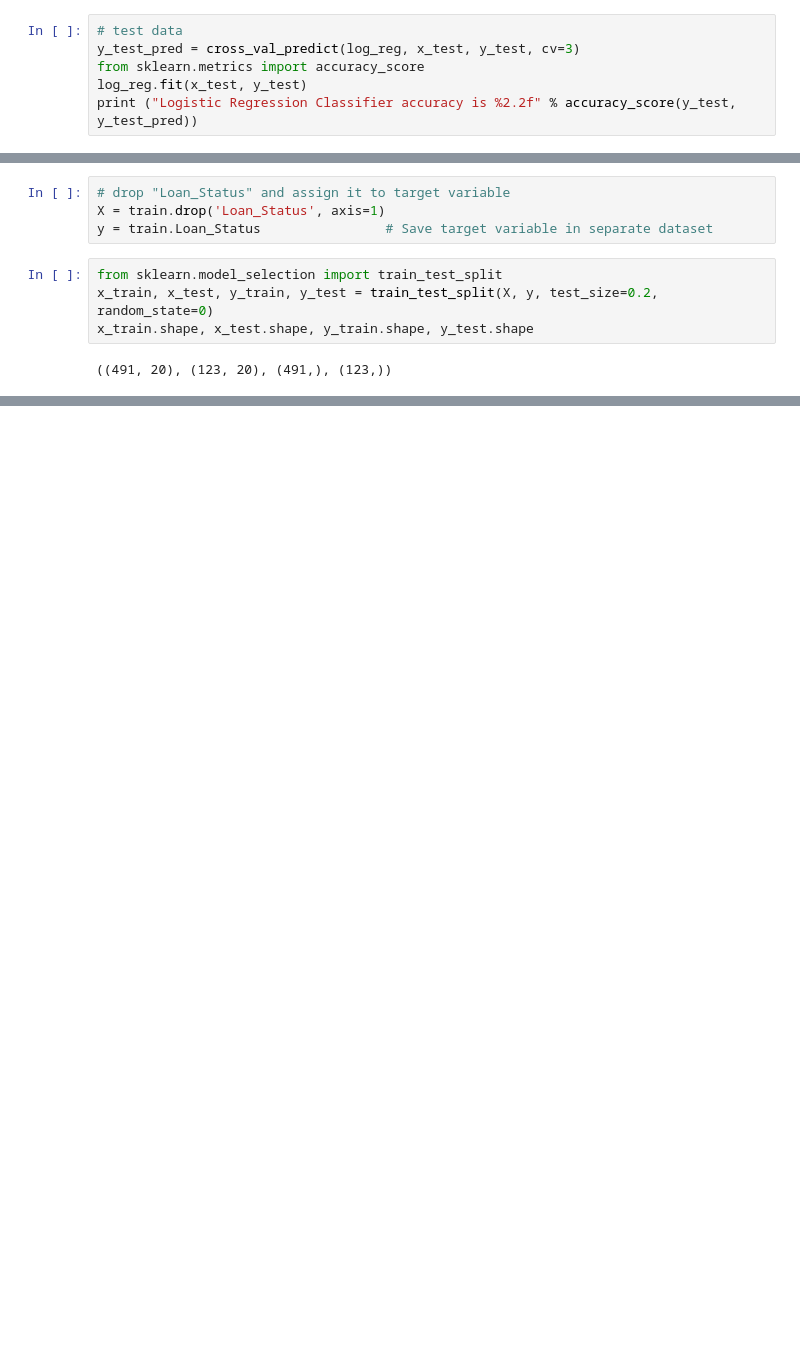
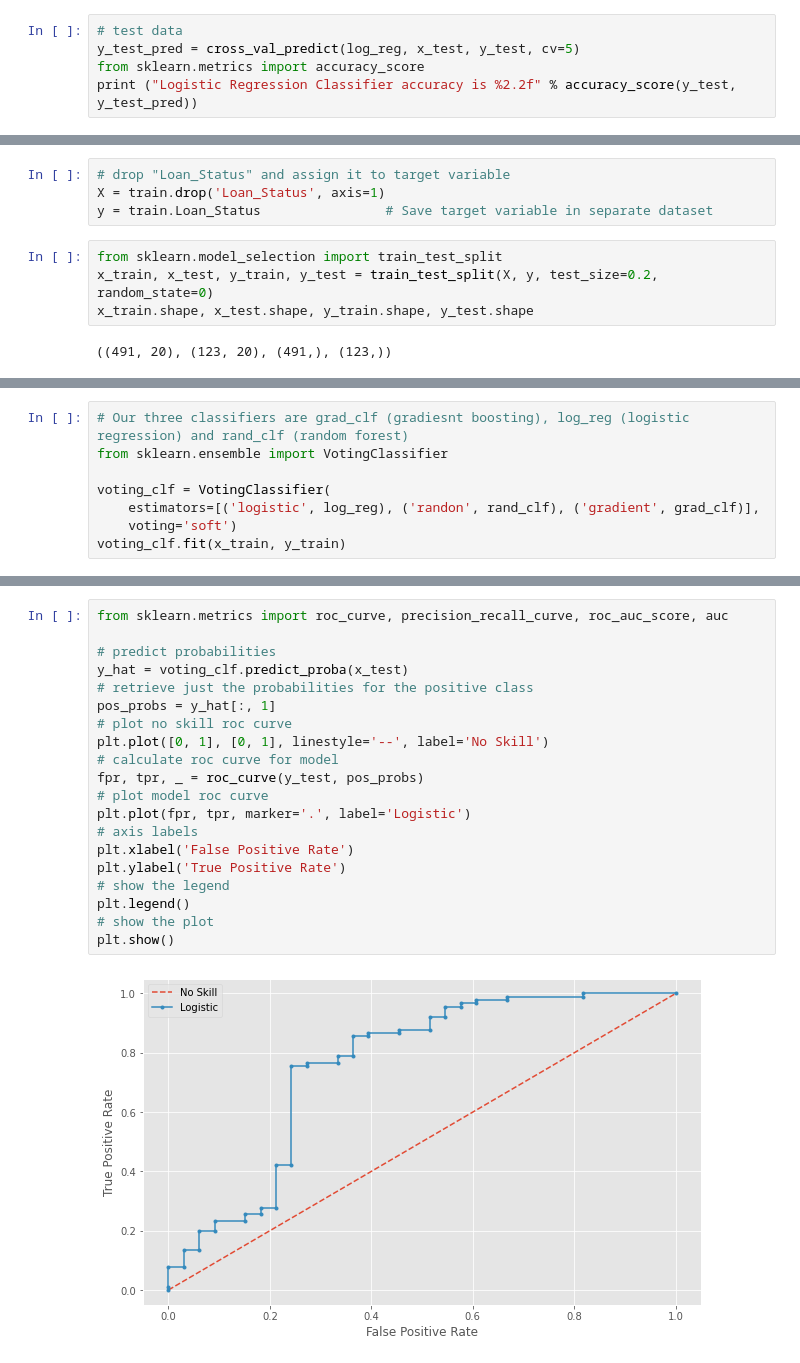
Before and after one commit to saritmaitra/Loan_approval_system, a Jupyter notebook: Model_Development_Loan_Approval_System.ipynb, the cells around one changed output, grey strips where cells are left out. Saved outputs shown, nothing was run; the diff lists cells and outputs as text; blank space fills up the shorter version.

```diff
--- a/Model_Development_Loan_Approval_System.ipynb
+++ b/Model_Development_Loan_Approval_System.ipynb
@@ -494,8 +484,7 @@ print ("Logistic Regression Classifier accuracy is %2.2f" % accuracy_score(y_tra
 Logistic Regression Classifier accuracy is 0.80
 # %%
 # test data
-y_test_pred = cross_val_predict(log_reg, x_test, y_test, cv=3)
+y_test_pred = cross_val_predict(log_reg, x_test, y_test, cv=5)
 from sklearn.metrics import accuracy_score
-log_reg.fit(x_test, y_test)
 print ("Logistic Regression Classifier accuracy is %2.2f" % accuracy_score(y_test, y_test_pred))
 # %% [output]
@@ -828,0 +759,8 @@ result_df
+# %%
+# Our three classifiers are grad_clf (gradiesnt boosting), log_reg (logistic regression) and rand_clf (random forest)
+from sklearn.ensemble import VotingClassifier
+
+voting_clf = VotingClassifier(
+    estimators=[('logistic', log_reg), ('randon', rand_clf), ('gradient', grad_clf)],
+    voting='soft')
+voting_clf.fit(x_train, y_train)
@@ -828,0 +808,22 @@ result_df
+# %%
+from sklearn.metrics import roc_curve, precision_recall_curve, roc_auc_score, auc
+
+# predict probabilities
+y_hat = voting_clf.predict_proba(x_test)
+# retrieve just the probabilities for the positive class
+pos_probs = y_hat[:, 1]
+# plot no skill roc curve
+plt.plot([0, 1], [0, 1], linestyle='--', label='No Skill')
+# calculate roc curve for model
+fpr, tpr, _ = roc_curve(y_test, pos_probs)
+# plot model roc curve
+plt.plot(fpr, tpr, marker='.', label='Logistic')
+# axis labels
+plt.xlabel('False Positive Rate')
+plt.ylabel('True Positive Rate')
+# show the legend
+plt.legend()
+# show the plot
+plt.show()
+# %% [output]
+[figure, added]
```
Also changed, not shown: parts of 22 cells of this notebook.
